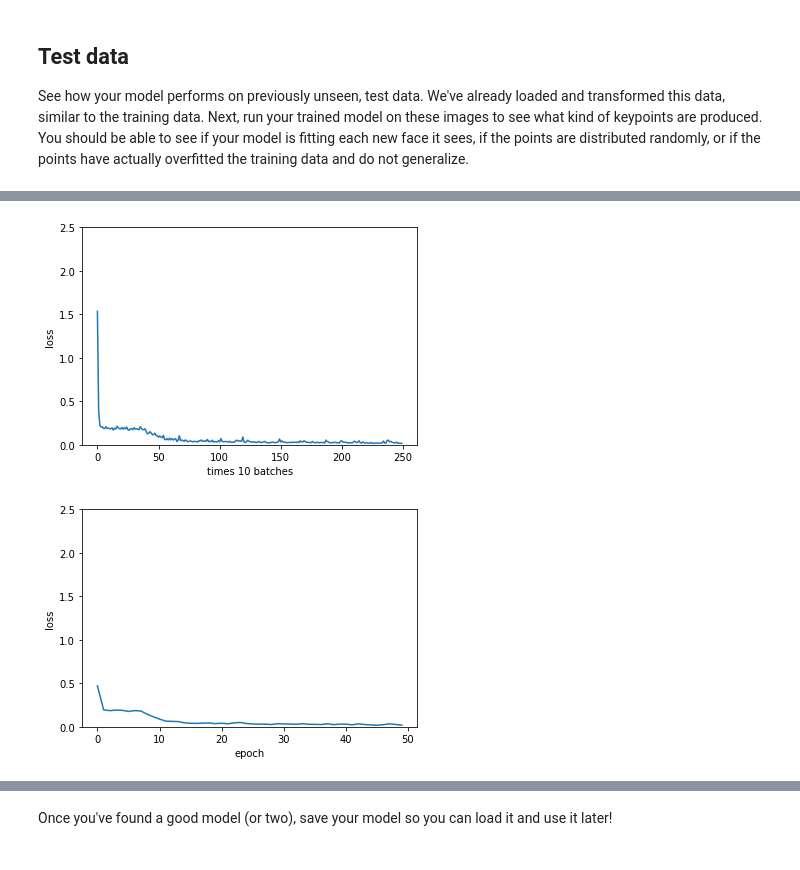
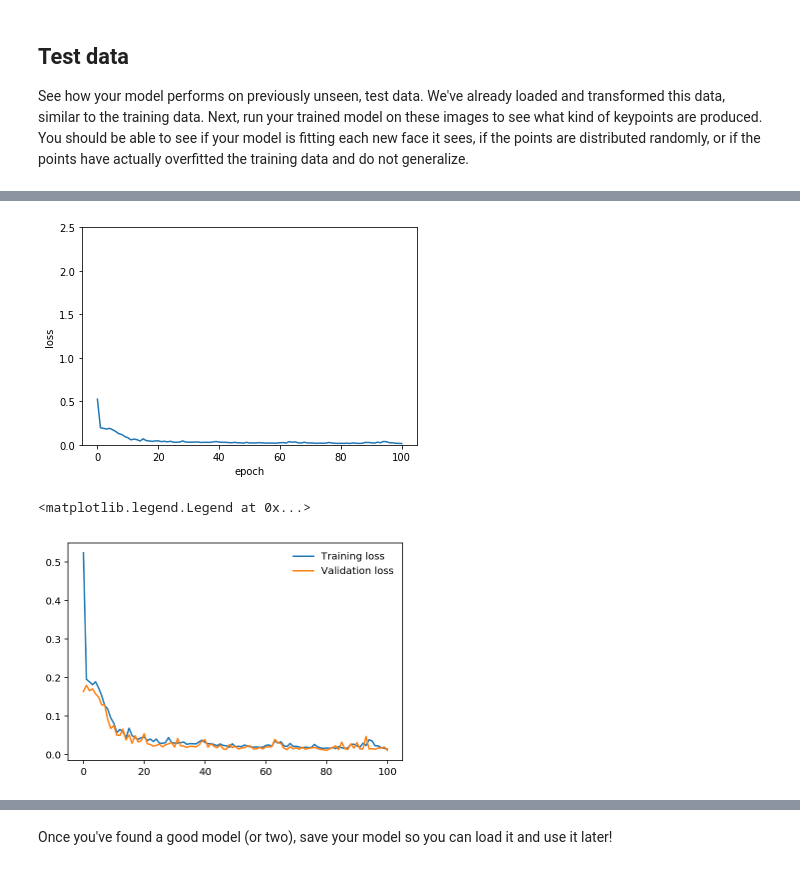
Before and after one commit to itoro-michael/udacity-facial-keypoint-detection, a Jupyter notebook: P1_Facial_Keypoints/2. Define the Network Architecture.ipynb, the cells around one changed output, grey strips where cells are left out. Saved outputs shown, nothing was run; the diff lists cells and outputs as text; code cells hidden in the pictures.

Commit message:
feat:Add validation and checkpoint saving code to model training

```diff
--- a/P1_Facial_Keypoints/2. Define the Network Architecture.ipynb
+++ b/P1_Facial_Keypoints/2. Define the Network Architecture.ipynb
@@ -346,5 +353,16 @@ Now, you'll train on your batched training data from `train_loader` for a number
 To quickly observe how your model is training and decide on whether or not you should modify it's structure or hyperparameters, you're encouraged to start off with just one or two epochs at first. As you train, note how your the model's loss behaves over time: does it decrease quickly at first and then slow down? Does it take a while to decrease in the first place? What happens if you change the batch size of your training data or modify your loss function? etc.
 
 Use these initial observations to make changes to your model and decide on the best architecture before you train for many epochs and create a final model.
+# %%
+# Load checkpoint after running dataset and model arch code
+def load_checkpoint(model, filepath):
+    checkpoint = torch.load(filepath)
+    epoch = checkpoint['epoch']
+    train_losses = checkpoint['train_losses_list']
+    val_losses = checkpoint['val_losses_list']
+    valid_loss_min = checkpoint['valid_loss_min']
+    model.load_state_dict(checkpoint['state_dict'])
+
+    return model, epoch, train_losses, val_losses, valid_loss_min
 # %%
 import time
@@ -431,6 +504,6 @@ def train_net(n_epochs):
 # %%
 # train your network
-n_epochs = 50 # start small, and increase when you've decided on your model structure and hyperparams
+#n_epochs, start small, and increase when you've decided on your model structure and hyperparams
 
-training_loss, training_loss_epoch = train_net(n_epochs)
+train_function(optimizer, net, starting_epoch=0, n_epochs=60, train_losses=[], val_losses=[], valid_loss_min=np.Inf)
 # %% [output]
@@ -453,0 +527,3 @@ Finished Training
+# %%
+# Load the Model with the chosen metric
+net, epoch, train_losses, val_losses, valid_loss_min = load_checkpoint(net, 'checkpoint.pth')
@@ -453,0 +551,3 @@ Finished Training
+# %%
+# Load the Model with the chosen metric
+net, epoch, train_losses, val_losses, valid_loss_min = load_checkpoint(net, 'checkpoint.pth')
@@ -469,9 +577,9 @@ torch.Size([60, 68, 2])
 # %%
 # visualize the loss as the network trained
-plt.plot(training_loss)
-plt.xlabel('times 10 batches')
+plt.plot(train_losses)
+plt.xlabel('epoch')
 plt.ylabel('loss')
 plt.ylim(0, 2.5) # consistent scale
 plt.show()
 # %% [output]
-[figure, old version]
+[figure, new version]
@@ -478,12 +589,11 @@ plt.show()
 # %%
-# visualize the loss as the network trained
-plt.plot(training_loss_epoch)
-plt.xlabel('epoch')
-plt.ylabel('loss')
-plt.ylim(0, 2.5) # consistent scale
-plt.show()
+# visualize the train and val loss as the network trained
+plt.plot(train_losses, label='Training loss')
+plt.plot(val_losses, label='Validation loss')
+plt.legend(frameon=False)
 # %% [output]
+<matplotlib.legend.Legend at 0x...>
-[figure, old version]
+[figure, new version]
 # %%
 ## TODO: visualize your test output
 # you can use the same function as before, by un-commenting the line below:
```
Also changed, not shown: parts of 12 cells of this notebook, 3 other files.
